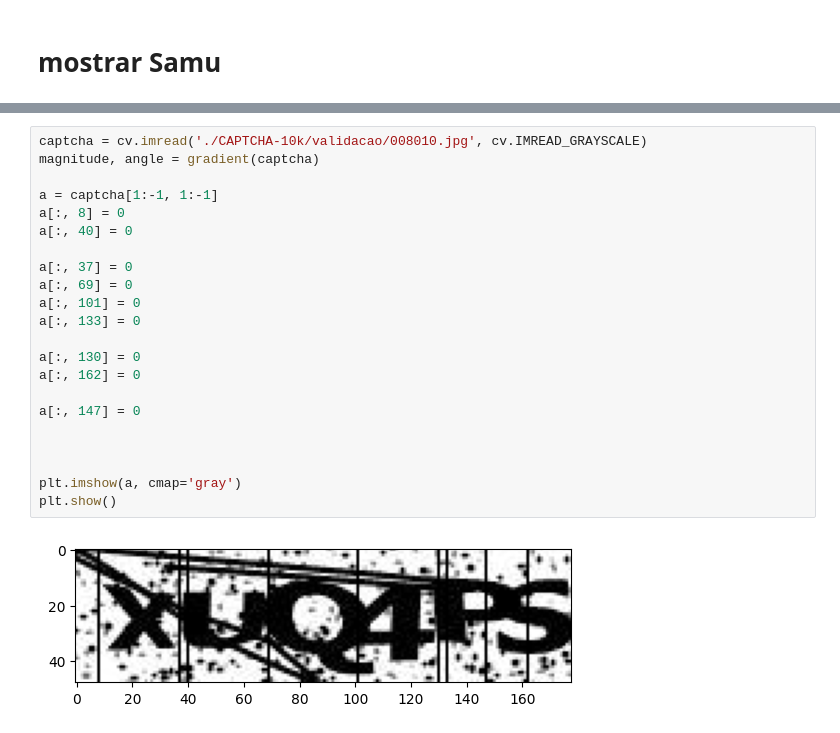
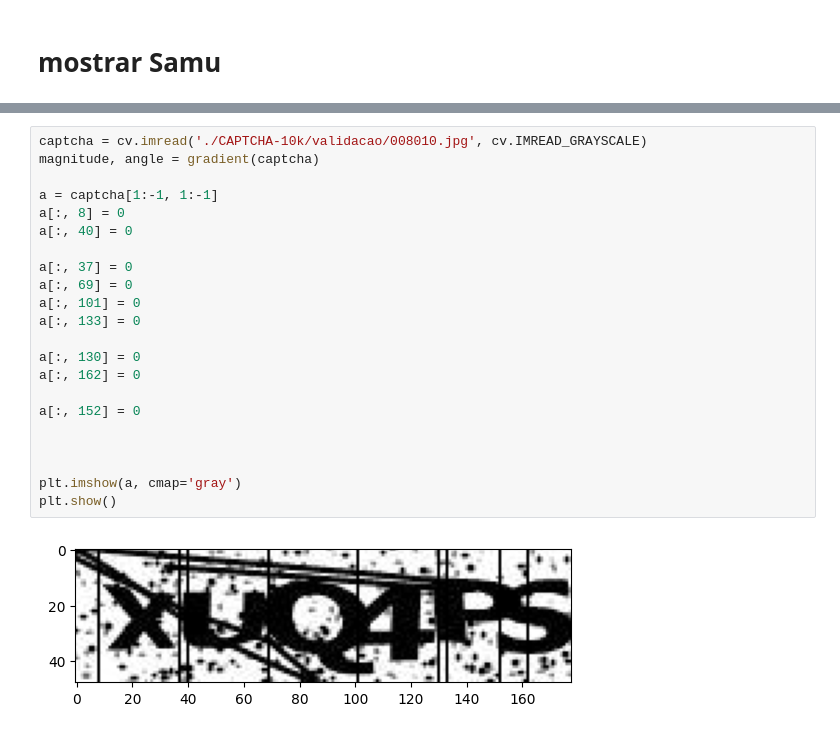
Before and after one commit to Samuel-Brisio/ufmg_icv_classificador, a Jupyter notebook: classificador_hog.ipynb, the cells around one changed output, grey strips where cells are left out. Drawn from its saved outputs; the diff is of its cells as text.

```diff
--- a/classificador_hog.ipynb
+++ b/classificador_hog.ipynb
@@ -305,27 +318,27 @@ labels.size / 6
 # %%
 captcha = cv.imread('./CAPTCHA-10k/validacao/008010.jpg', cv.IMREAD_GRAYSCALE)
 magnitude, angle = gradient(captcha)
 
 a = captcha[1:-1, 1:-1]
 a[:, 8] = 0
 a[:, 40] = 0
 
 a[:, 37] = 0
 a[:, 69] = 0
 a[:, 101] = 0
 a[:, 133] = 0
 
 a[:, 130] = 0
 a[:, 162] = 0
 
-a[:, 147] = 0
+a[:, 152] = 0
 
 
 
 plt.imshow(a, cmap='gray')
 plt.show()
 # %% [output]
-[figure, old version]
+[figure, new version]
 # %%
 
 
```
Also changed, not shown: parts of 11 cells of this notebook, 1 other file.
